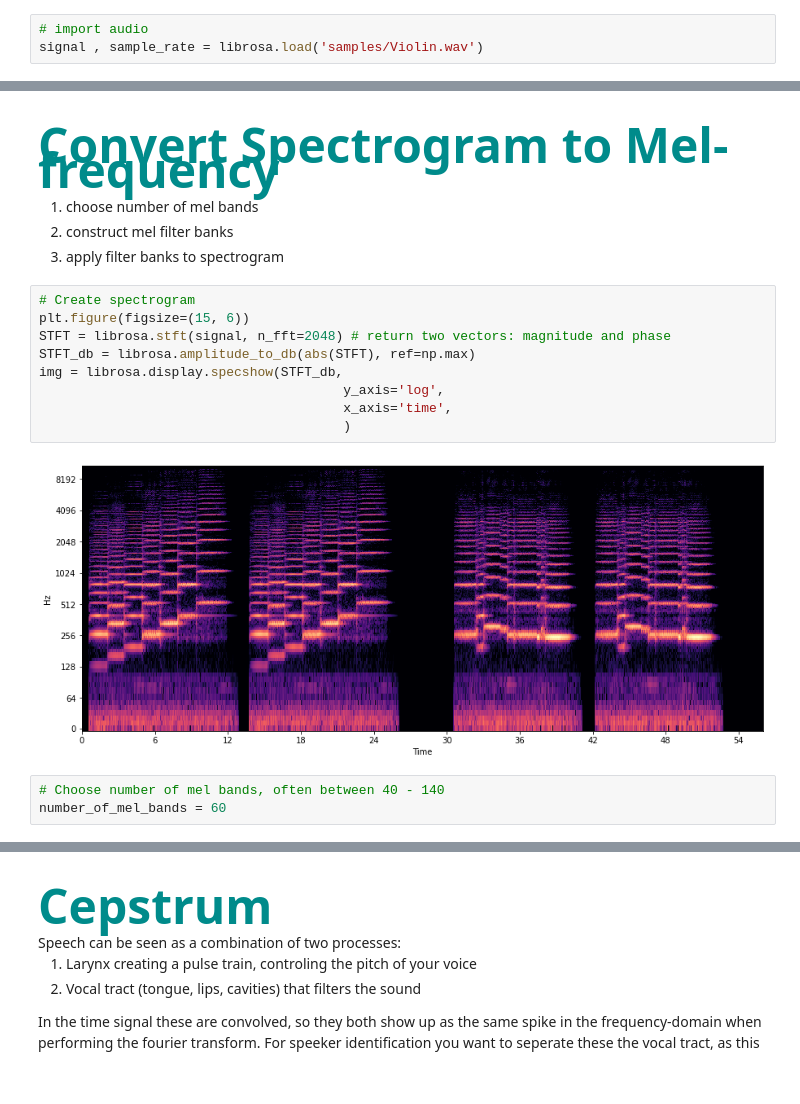
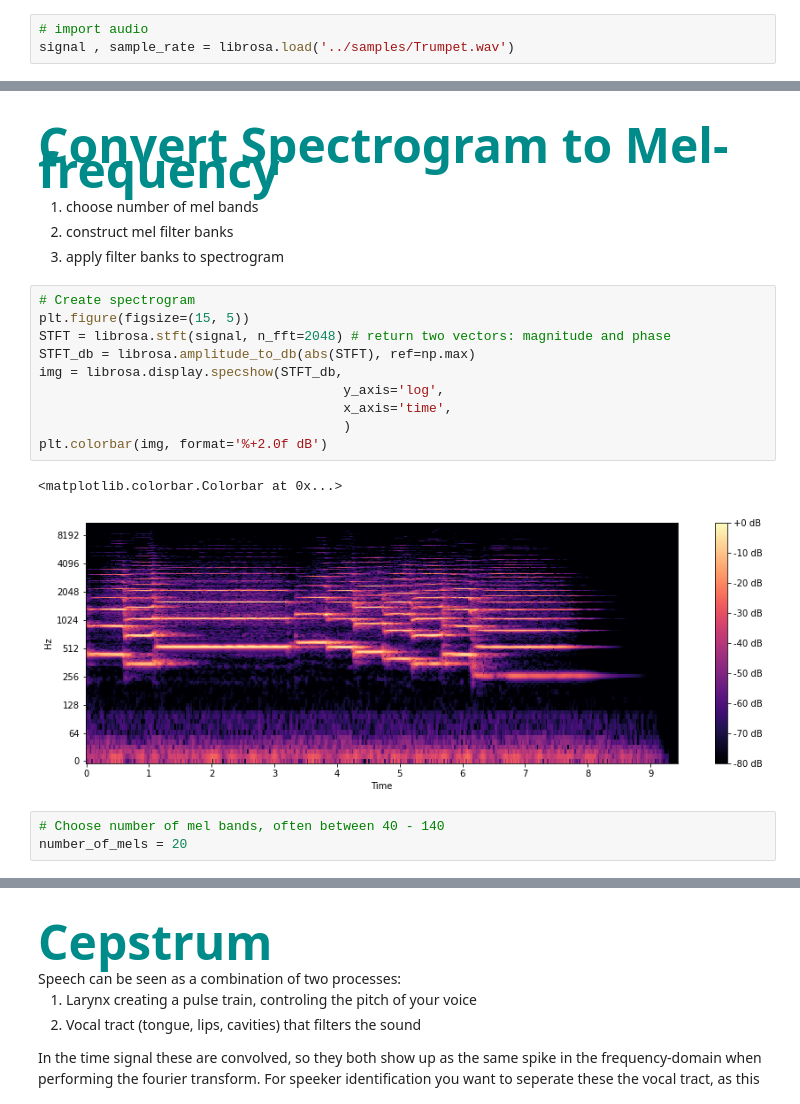
Before and after one commit to HNuijens/PythonAudioProcessing, a Jupyter notebook: Analysis/MFCC.ipynb, the cells around one changed output, grey strips where cells are left out. Cells and saved outputs as stored; diff of their text form.

```diff
--- a/Analysis/MFCC.ipynb
+++ b/Analysis/MFCC.ipynb
@@ -14,7 +14,7 @@ import scipy as sp
 from scipy import signal
 # %%
 # import audio
-signal , sample_rate = librosa.load('samples/Violin.wav')
+signal , sample_rate = librosa.load('../samples/Trumpet.wav')
 # %% [markdown]
 <h3 style = "font-size:3rem;color:darkcyan">Mel-frequency</h3>
 Short time fourier transform, or spectrogram, does not quite represent audio features as humans perceive them as.
@@ -51,18 +51,20 @@ Text(0.5, 1.0, 'Zoomed In')
 3. apply filter banks to spectrogram
 # %%
 # Create spectrogram
-plt.figure(figsize=(15, 6))
+plt.figure(figsize=(15, 5))
 STFT = librosa.stft(signal, n_fft=2048) # return two vectors: magnitude and phase
 STFT_db = librosa.amplitude_to_db(abs(STFT), ref=np.max)
 img = librosa.display.specshow(STFT_db,
                                        y_axis='log',
                                        x_axis='time',
                                        )
+plt.colorbar(img, format='%+2.0f dB')
 # %% [output]
+<matplotlib.colorbar.Colorbar at 0x...>
-[figure, old version]
+[figure, new version]
 # %%
 # Choose number of mel bands, often between 40 - 140
-number_of_mel_bands = 60
+number_of_mels = 20
 # %%
 # Compute mel filter banks
 # 1. Convert lowest and highest frequency to mel
```
Also changed, not shown: parts of 14 cells of this notebook.
